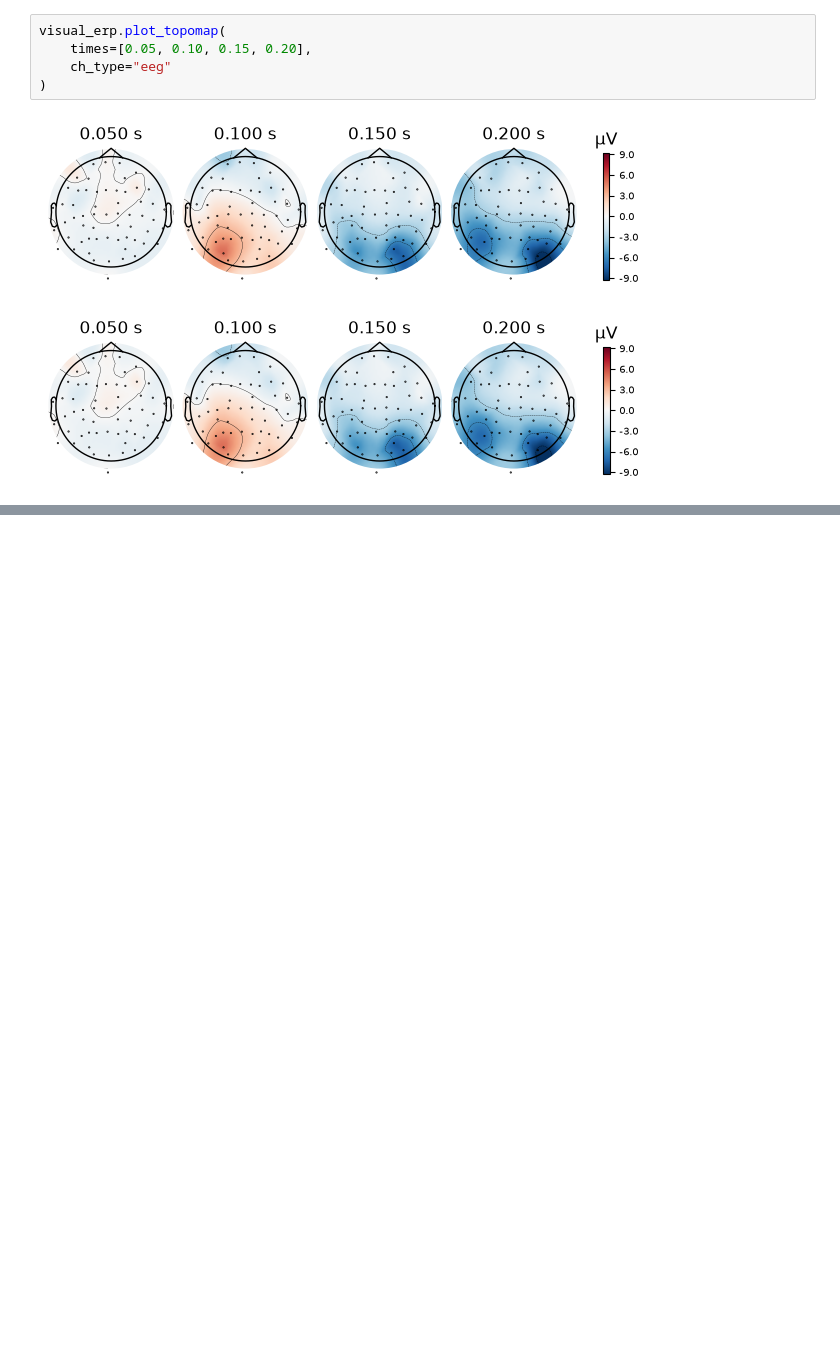
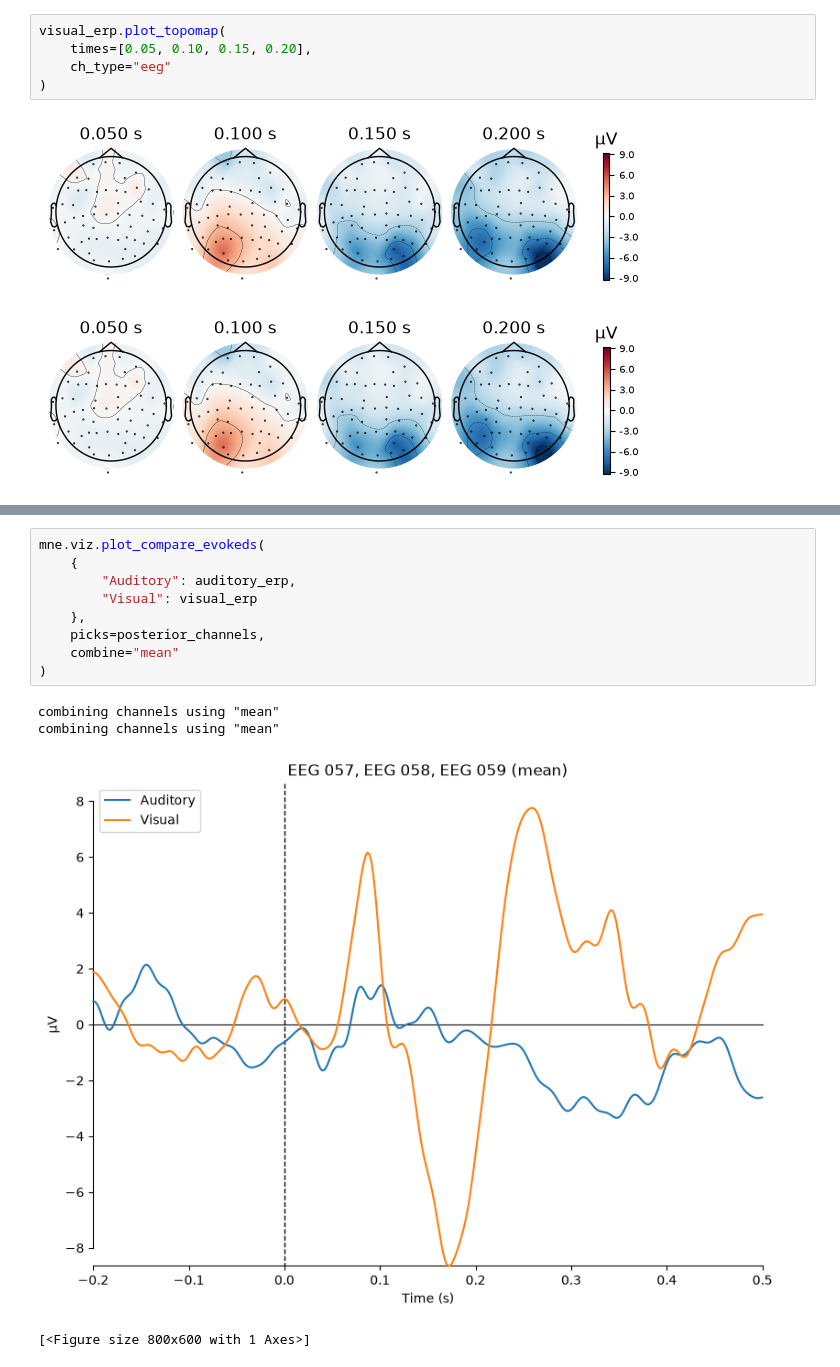
Before and after one commit to KhorchaniMarwa/eeg-cognitive-control-erp-analysis, a Jupyter notebook: notebooks/03_erp_analysis.ipynb, the cells around one changed output, grey strips where cells are left out. Cells and saved outputs as stored; diff of their text form; blank space fills up the shorter version.

```diff
--- a/notebooks/03_erp_analysis.ipynb
+++ b/notebooks/03_erp_analysis.ipynb
@@ -107,0 +122,14 @@ visual_erp.plot_topomap(
+# %%
+mne.viz.plot_compare_evokeds(
+    {
+        "Auditory": auditory_erp,
+        "Visual": visual_erp
+    },
+    picks=posterior_channels,
+    combine="mean"
+)
+# %% [output]
+combining channels using "mean"
+combining channels using "mean"
+[figure, added]
+[<Figure size 800x600 with 1 Axes>]
```
Also changed, not shown: parts of 7 cells of this notebook.
